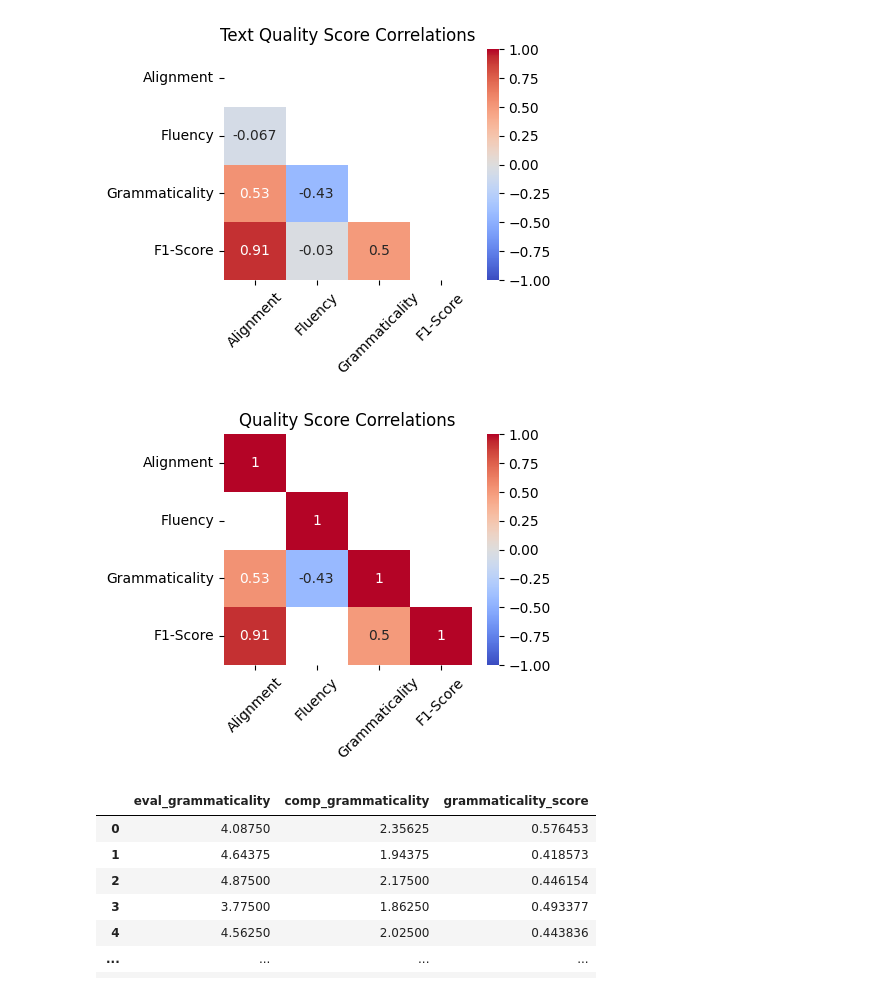
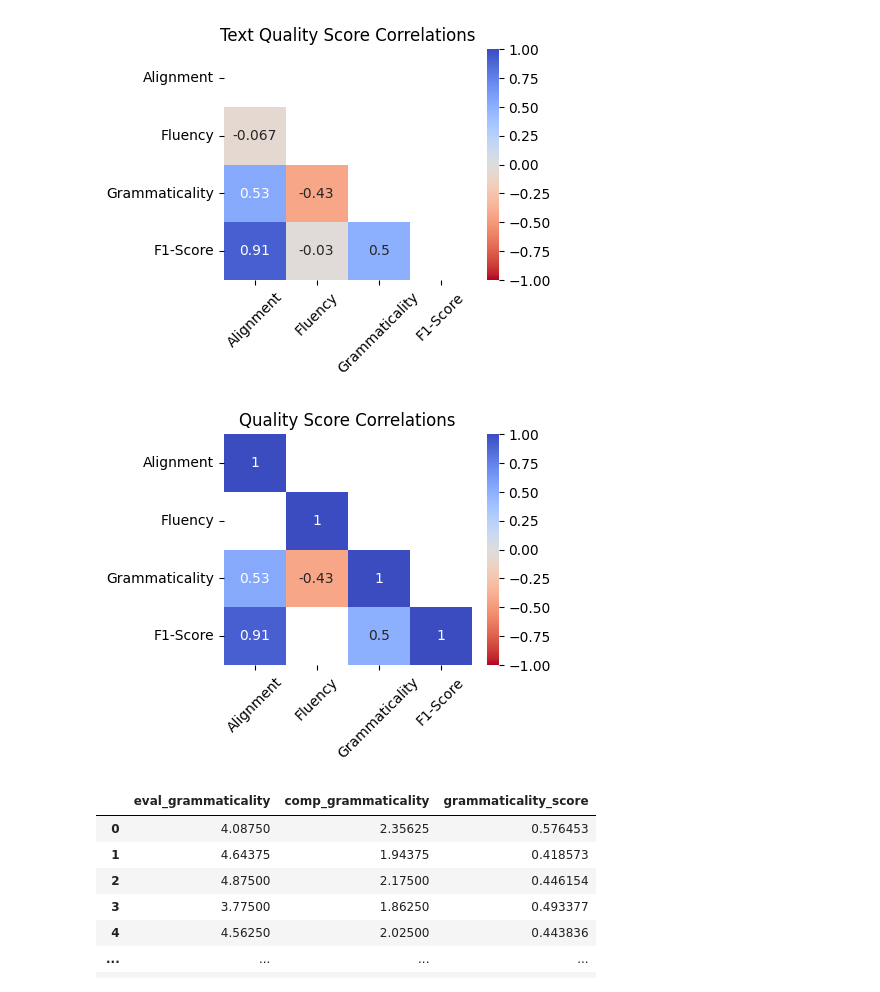
Before and after one commit to Wauplin/fada, a Jupyter notebook: fada_quality_correlation_study.ipynb, the cells around one changed output. Saved outputs shown, nothing was run; the diff lists cells and outputs as text; code cells hidden in the pictures.

Commit message:
updating correlation color palette to coolwarm_r

```diff
--- a/fada_quality_correlation_study.ipynb
+++ b/fada_quality_correlation_study.ipynb
@@ -23,7 +23,7 @@ def plot_cor_matrix(corr, mask=None, title=None, ticks=None, save_path=None):
                 vmin=-1,
                 vmax=1,
                 center=0,
-                cmap='coolwarm')
+                cmap='coolwarm_r')
     if title is not None:
         h_ax.set_title(title)
     if ticks is not None:
@@ -48,18 +48,18 @@ plot_cor_matrix(corr=corr,
                 ticks=["Alignment", "Fluency", "Grammaticality", "F1-Score"],
                 save_path="./imgs/quality_corrs.png")
 # %% [output]
-[figure, old version]
+[figure, new version]
 # %%
 corr = df[cols].corr()                      # get correlation
 p_values = corr_sig(df[cols])               # get p-Value
 mask = np.invert(np.tril(p_values<0.05))    # mask - only get significant corr
 plot_cor_matrix(corr=corr,
                 mask=mask,
                 title="Quality Score Correlations",
-                ticks=["Alignment", "Fluency", "Grammaticality", "F1-Score"]
-                save_path="./imgs/quality_corrs_sig_mas.png")
+                ticks=["Alignment", "Fluency", "Grammaticality", "F1-Score"],
+                save_path="./imgs/quality_corrs_sig_masked.png")
 # %% [output]
-[figure, old version]
+[figure, new version]
 # %%
 df[["eval_grammaticality", "comp_grammaticality", "grammaticality_score"]]
 # %% [output]
```
Also changed, not shown: 2 other files.
